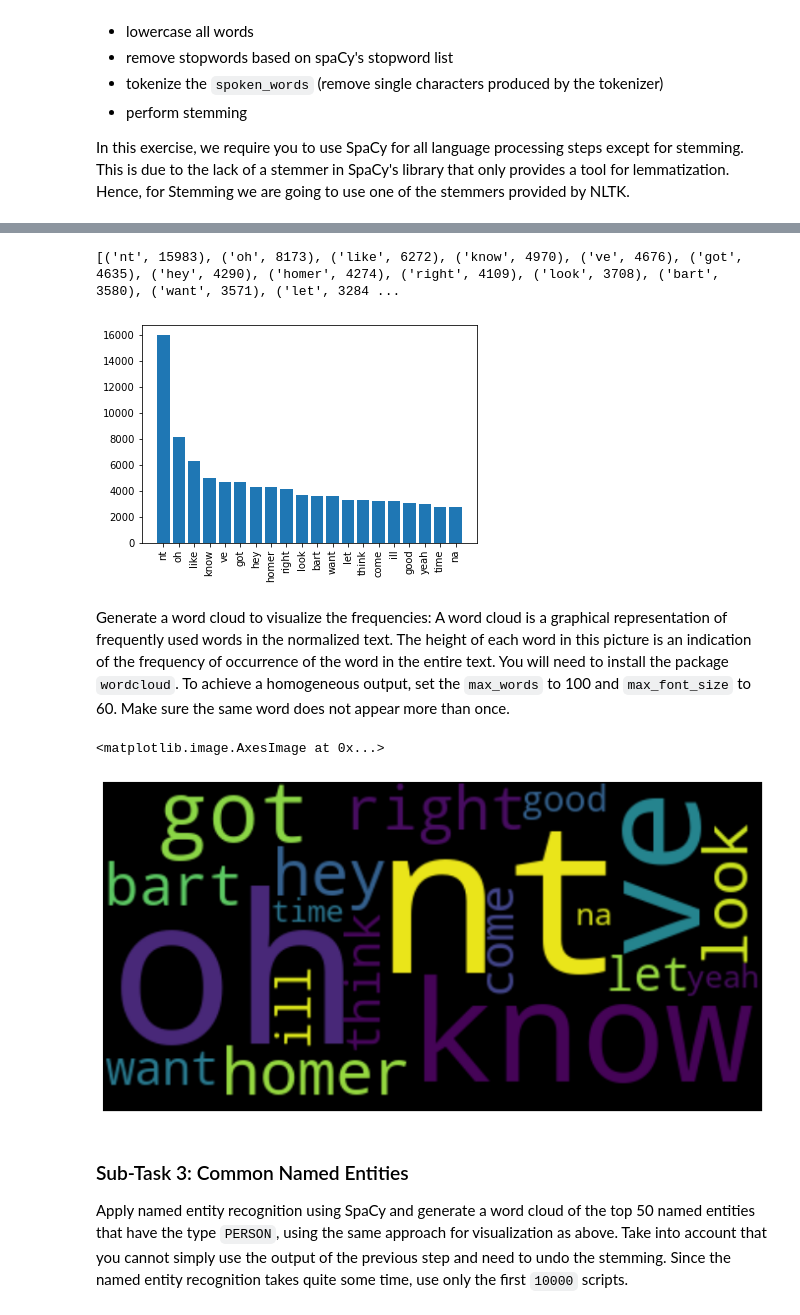
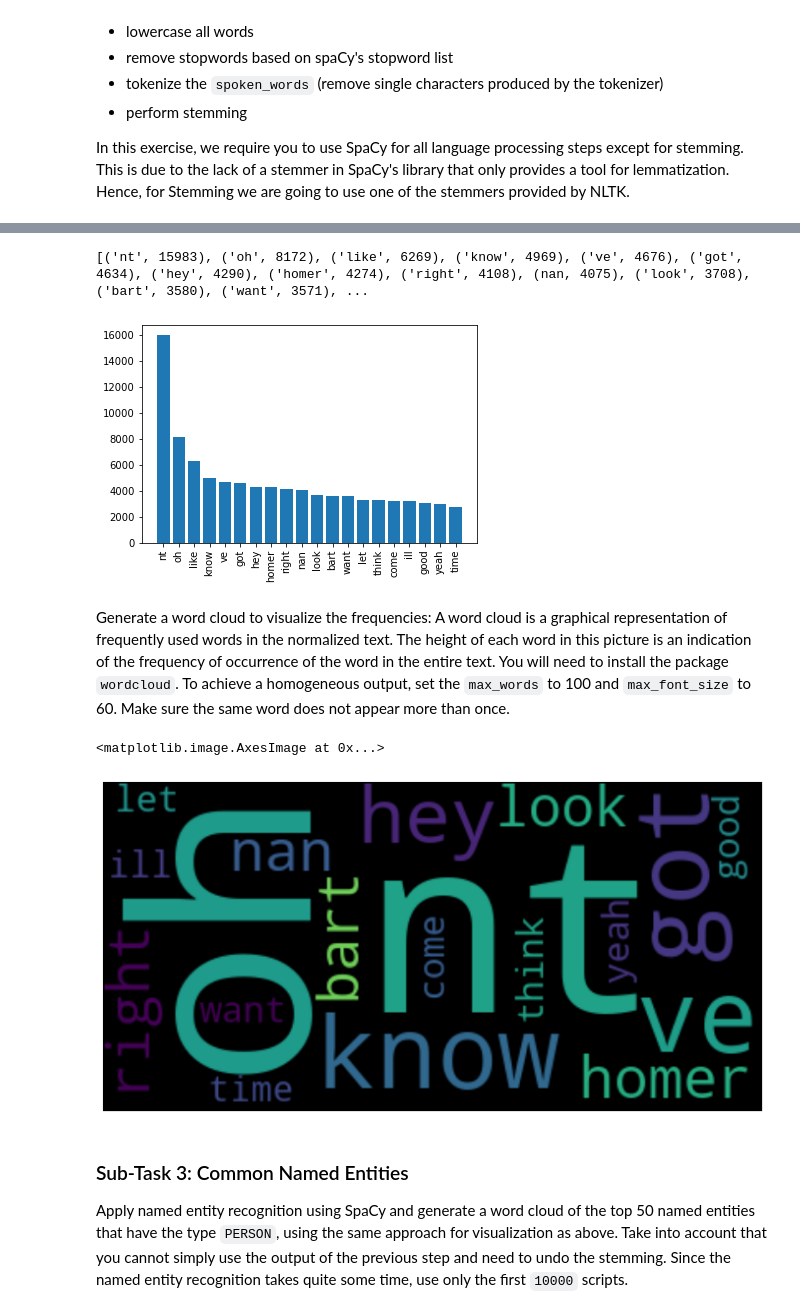
Before and after one commit to fidsusj/HateSpeechDetection, a Jupyter notebook: assignments/2/ITA_assignment_2.ipynb, the cells around one changed output, grey strips where cells are left out. Cells and saved outputs as stored; diff of their text form; code cells hidden in the pictures.

```diff
--- a/assignments/2/ITA_assignment_2.ipynb
+++ b/assignments/2/ITA_assignment_2.ipynb
@@ -181,25 +181,32 @@ df_script.dropna(subset=["spoken_words"], inplace=True)
 script_words_array = []
 df_script_words = df_script["spoken_words"].apply(lambda cell: script_words_array.append(cell))
 
-tokens = []
-for one_line in script_words_array:
-    doc = nlp(one_line)
+def tokenize(input_string):
+    doc = nlp(input_string)
+    tokens = []
     for token in doc:
         tokens.append(token.text)
+    return tokens
 
-print(tokens[:50])
+df_script['all_tokens'] = df_script['spoken_words'].apply(lambda cell: tokenize(cell))
 
-# remove stopwords
-tokens_without_stopwords = [token for token in tokens if not token in stopwords]
-print(tokens_without_stopwords[:50])
+def remove_stopwords(input_list_of_tokens):
+    return [token for token in input_list_of_tokens if not token in stopwords]
 
-# remove single characters
-tokens_without_single_characters = [token for token in tokens_without_stopwords if not len(token) == 1]
-print(tokens_without_single_characters[:50])
+df_script['tokens_without_stopwords'] = df_script['all_tokens'].apply(lambda cell: remove_stopwords(cell))
 
-# stemming
-stems = []
-for word in tokens_without_single_characters:
-    stems.append(stemmer.stem(word))
-print(stems[:50])
+def remove_single_characters(input_list_of_tokens):
+    return [token for token in input_list_of_tokens if not len(token) == 1]
+
+df_script['cleaned_tokens'] = df_script['tokens_without_stopwords'].apply(lambda cell: remove_single_characters(cell))
+
+def perform_stemming(input_list_of_tokens):
+    stems = []
+    for token in input_list_of_tokens:
+        stems.append(stemmer.stem(token))
+    return stems
+
+df_script['stems'] = df_script['cleaned_tokens'].apply(lambda cell: perform_stemming(cell))
+
+df_script.head()
 # %% [output]
@@ -210,18 +219,20 @@ print(stems[:50])
 # %%
 #### Count the words in the scripts and print out the most common 20, remove any single character tokens and stem
-counter = Counter(stems)
+counter = Counter(df_script['stems'].explode())
 twenty_most_common = counter.most_common(20)
 print(twenty_most_common)
 # %% [output]
-[('nt', 15983), ('oh', 8173), ('like', 6272), ('know', 4970), ('ve', 4676), ('got', 4635), ('hey', 4290), ('homer', 4274), ('right', 4109), ('look', 3708), ('bart', 3580), ('want', 3571), ('let', 3284 ...
+[('nt', 15983), ('oh', 8172), ('like', 6269), ('know', 4969), ('ve', 4676), ('got', 4634), ('hey', 4290), ('homer', 4274), ('right', 4108), (nan, 4075), ('look', 3708), ('bart', 3580), ('want', 3571), ...
 # %%
 #### draw a bar plot with the x axis as the words and the y axis as the frequencys
 x = np.array(twenty_most_common).T[0]
-plt.bar(*zip(*twenty_most_common))
+list_of_tuples = list(zip(*twenty_most_common))
+list_of_lists = [list(elem) for elem in list_of_tuples]
+plt.bar(np.array(list_of_lists[0]), np.array(list_of_lists[1]))
 plt.xticks(range(0, x.shape[0]), x, rotation='vertical')
 plt.show()
 # %% [output]
-[figure, old version]
+[figure, new version]
 # %% [markdown]
 Generate a word cloud to visualize the frequencies:
 A word cloud is a graphical representation of frequently used words in the normalized text.
@@ -241,7 +252,7 @@ plt.axis("off")
 plt.imshow(wordcloud, interpolation="bilinear")
 # %% [output]
 <matplotlib.image.AxesImage at 0x...>
-[figure, old version]
+[figure, new version]
 # %% [markdown]
 ### Sub-Task 3: Common Named Entities
 Apply named entity recognition using SpaCy and generate a word cloud of the top 50
```
Also changed, not shown: parts of 3 cells of this notebook.
